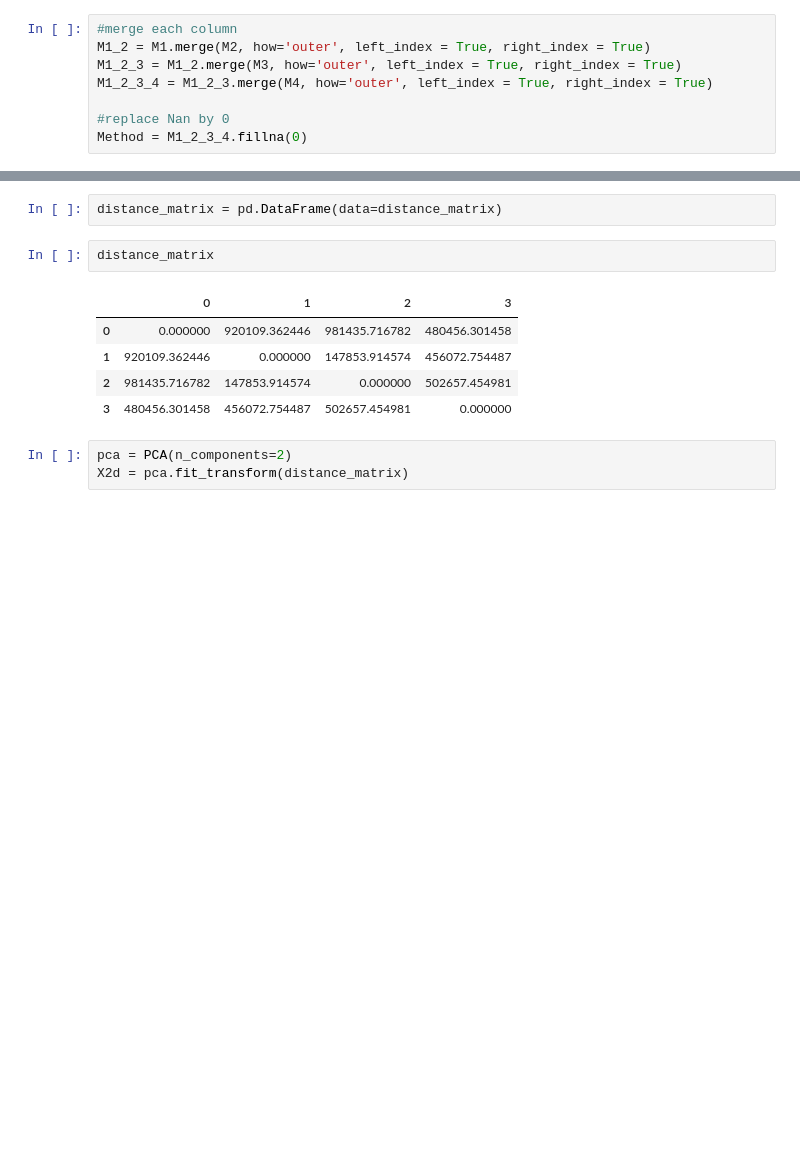
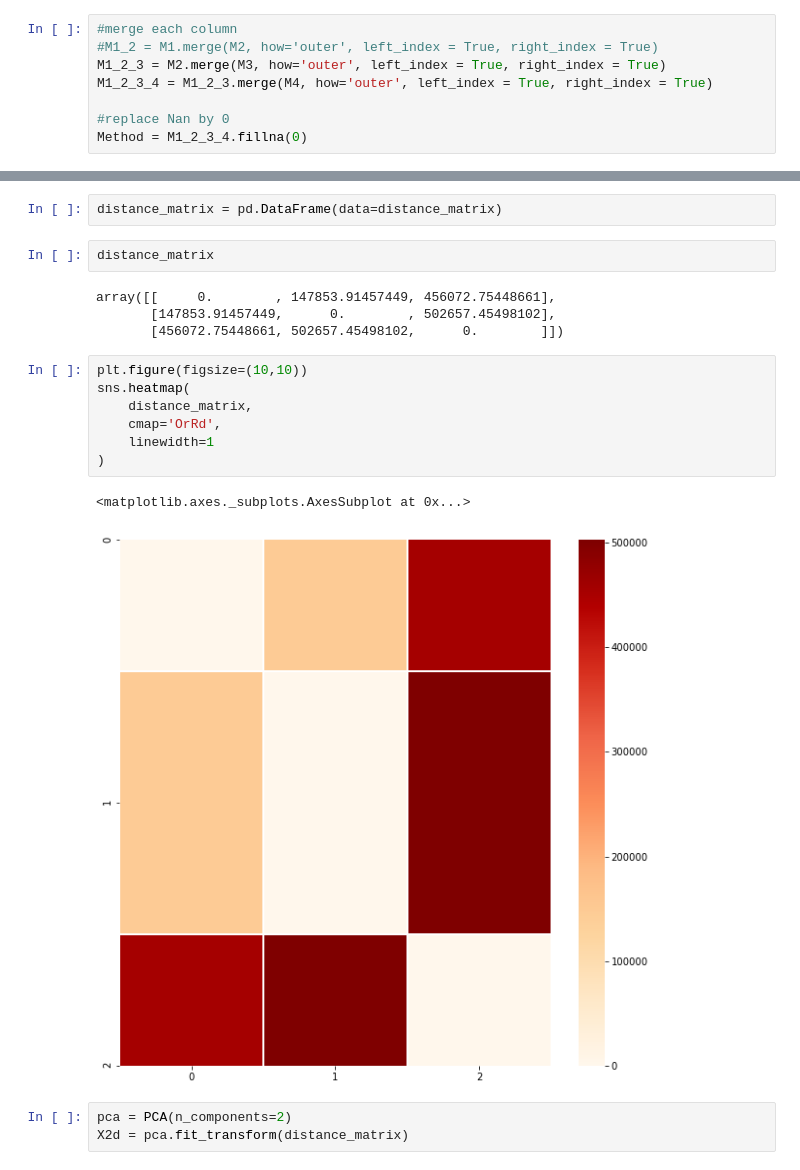
Before and after one commit to dianahaider/q2_comp.ipynb, a Jupyter notebook: taxotrying/bloop taxo.ipynb, the cells around one changed output, grey strips where cells are left out. Cells and saved outputs as stored; diff of their text form; blank space fills up the shorter version.

```diff
--- a/taxotrying/bloop taxo.ipynb
+++ b/taxotrying/bloop taxo.ipynb
@@ -24,8 +27,8 @@ M3 = M3.sum().to_frame().rename(columns={0:'M3'})
 M4 = M4.sum().to_frame().rename(columns={0:'M4'})
 # %%
 #merge each column
-M1_2 = M1.merge(M2, how='outer', left_index = True, right_index = True)
-M1_2_3 = M1_2.merge(M3, how='outer', left_index = True, right_index = True)
+#M1_2 = M1.merge(M2, how='outer', left_index = True, right_index = True)
+M1_2_3 = M2.merge(M3, how='outer', left_index = True, right_index = True)
 M1_2_3_4 = M1_2_3.merge(M4, how='outer', left_index = True, right_index = True)
 
 #replace Nan by 0
@@ -40,11 +43,19 @@ distance_matrix = pd.DataFrame(data=distance_matrix)
 # %%
 distance_matrix
 # %% [output]
-|  | 0 | 1 | 2 | 3 |
-| 0 | 0.000000 | 920109.362446 | 981435.716782 | 480456.301458 |
-| 1 | 920109.362446 | 0.000000 | 147853.914574 | 456072.754487 |
-| 2 | 981435.716782 | 147853.914574 | 0.000000 | 502657.454981 |
-| 3 | 480456.301458 | 456072.754487 | 502657.454981 | 0.000000 |
+array([[     0.        , 147853.91457449, 456072.75448661],
+       [147853.91457449,      0.        , 502657.45498102],
+       [456072.75448661, 502657.45498102,      0.        ]])
+# %%
+plt.figure(figsize=(10,10))
+sns.heatmap(
+    distance_matrix,
+    cmap='OrRd',
+    linewidth=1
+)
+# %% [output]
+<matplotlib.axes._subplots.AxesSubplot at 0x...>
+[figure, added]
 # %%
 pca = PCA(n_components=2)
 X2d = pca.fit_transform(distance_matrix)
```
Also changed, not shown: parts of 6 cells of this notebook.
